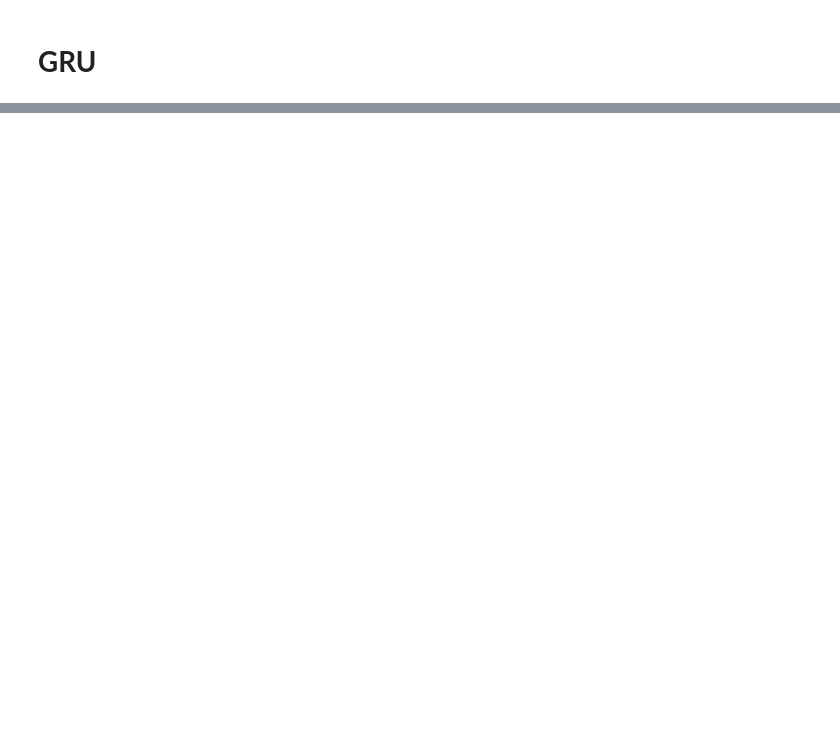
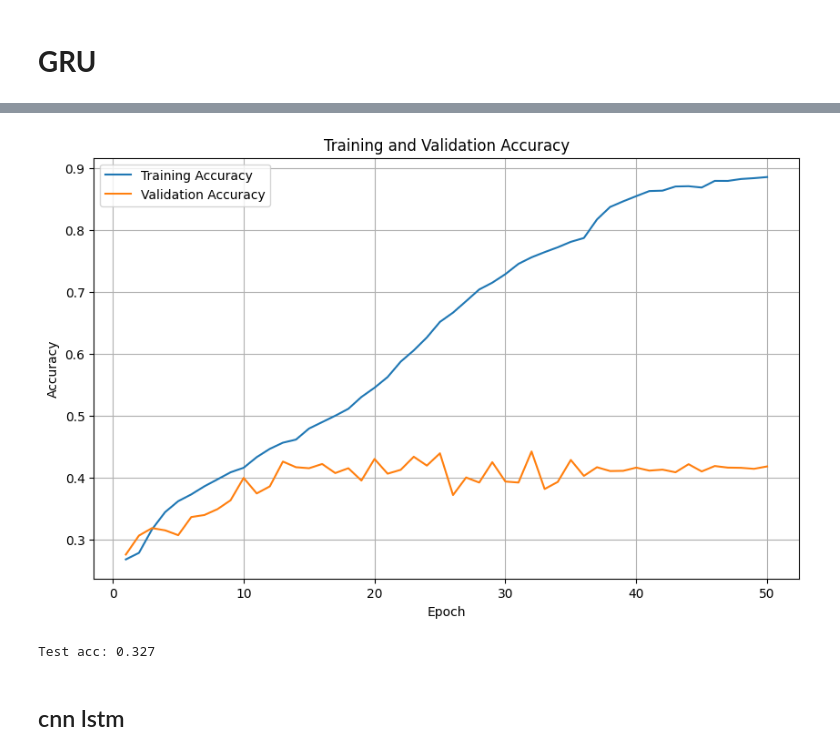
Before and after one commit to warrenjkim/eeg-signal-classifier, a Jupyter notebook: please_work.ipynb, the cells around one changed output, grey strips where cells are left out. Cells and saved outputs as stored; diff of their text form; code cells hidden in the pictures; blank space fills up the shorter version.

```diff
--- a/please_work.ipynb
+++ b/please_work.ipynb
@@ -739,0 +1271,16 @@ gc.collect()
+# %%
+model = Shallow().to(device)
+criterion = nn.CrossEntropyLoss()
+optimizer = torch.optim.Adam(model.parameters(), lr=0.001, weight_decay=0.0008)
+scheduler = torch.optim.lr_scheduler.ReduceLROnPlateau(optimizer, 'min')
+# %%
+train_accuracies, val_accuracies = utils.train_model(model=model,
+                                                     criterion=criterion,
+                                                     optimizer=optimizer,
+                                                     scheduler=scheduler,
+                                                     train_loader=train_loader,
+                                                     val_loader=val_loader,
+                                                     num_epochs=50,
+                                                     learning=False,
+                                                     device=device,
+                                                     trial=None)
@@ -739,0 +1312,23 @@ gc.collect()
+# %%
+import matplotlib.pyplot as plt
+n_epochs = 50
+epochs = range(1, n_epochs + 1)
+
+plt.figure(figsize=(10, 6))
+plt.plot(epochs, train_accuracies, label='Training Accuracy')
+plt.plot(epochs, val_accuracies, label='Validation Accuracy')
+plt.title('Training and Validation Accuracy')
+plt.xlabel('Epoch')
+plt.ylabel('Accuracy')
+plt.legend()
+plt.grid(True)
+plt.show()
+# %% [output]
+[figure, added]
+# %%
+utils.test_model(model, test_loader)
+end_time = time.time()
+# %% [output]
+Test acc: 0.327
+# %% [markdown]
+## cnn lstm
```
Also changed, not shown: parts of 70 cells of this notebook.
